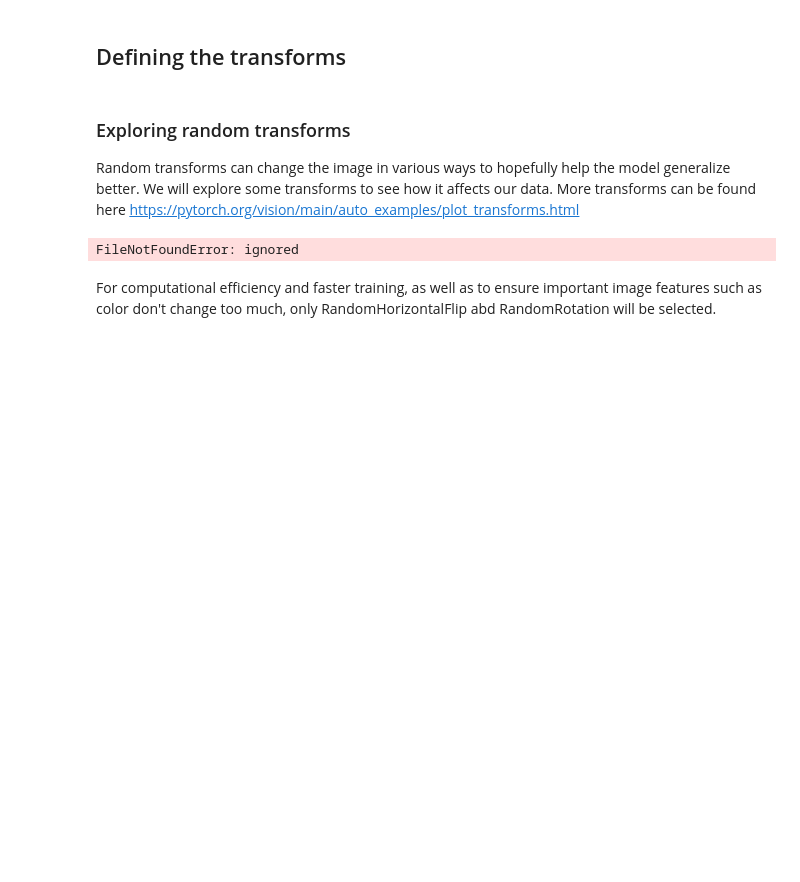
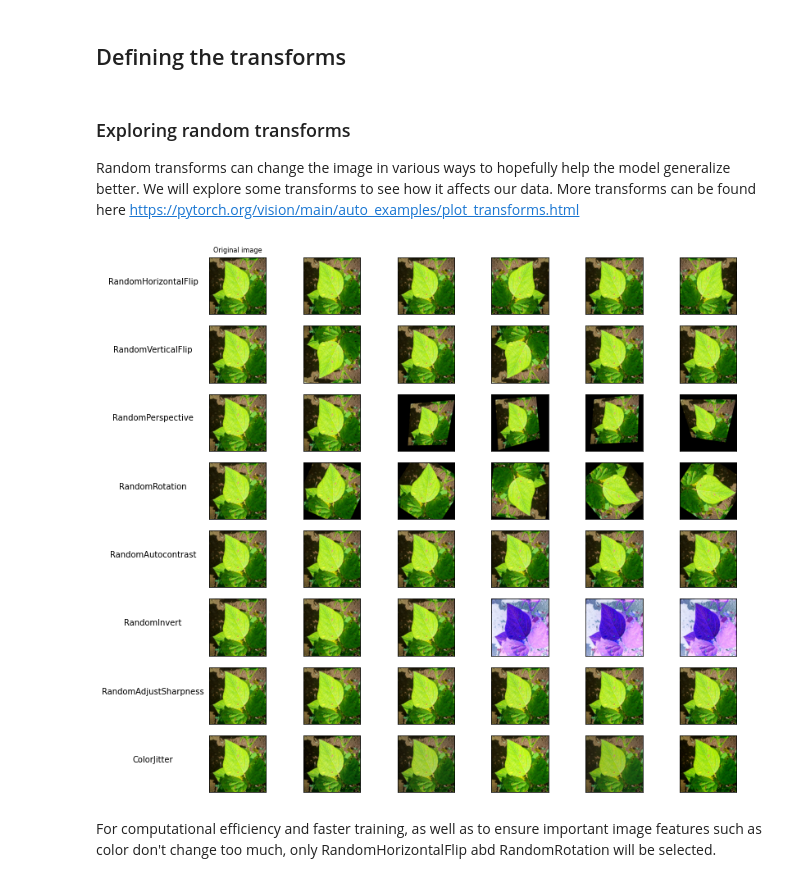
Before and after one commit to sandersen007/ENSF645_FinalProject, a Jupyter notebook: ENSF645_FinalProject.ipynb, the cells around one changed output. Cells and saved outputs as stored; diff of their text form; code cells hidden in the pictures; blank space fills up the shorter version.

```diff
--- a/ENSF645_FinalProject.ipynb
+++ b/ENSF645_FinalProject.ipynb
@@ -169,18 +169,16 @@ Random transforms can change the image in various ways to hopefully help the mod
 # %%
 augmenters = [transforms.RandomHorizontalFlip(), transforms.RandomVerticalFlip(),
               transforms.RandomPerspective(), transforms.RandomRotation(degrees=(0,360)), transforms.RandomAutocontrast(), transforms.RandomInvert(),
               transforms.RandomAdjustSharpness(sharpness_factor=2), transforms.ColorJitter(brightness=0.15, saturation=0.15, contrast=0.15)]
 
-orig_img=Image.open("Project_Dataset\\train\\angular_leaf_spot\\angular_leaf_spot_train.189.jpg")
-
 imgs = [
-    [augmenter(orig_img) for _ in range(5)]
+    [augmenter(img) for _ in range(5)]
     for augmenter in augmenters
 ]
 row_title = [transform._get_name() for transform in augmenters]
-plot_images(imgs, orig_img=orig_img, row_title=row_title)
+plot_images(imgs, orig_img=img, row_title=row_title)
 # %% [output]
-FileNotFoundError: ignored
+[figure, added]
 # %% [markdown]
 For computational efficiency and faster training, as well as to ensure important image features such as color don't change too much, only RandomHorizontalFlip abd RandomRotation will be selected.
 # %% [markdown]
```
Also changed, not shown: parts of 5 cells of this notebook.
